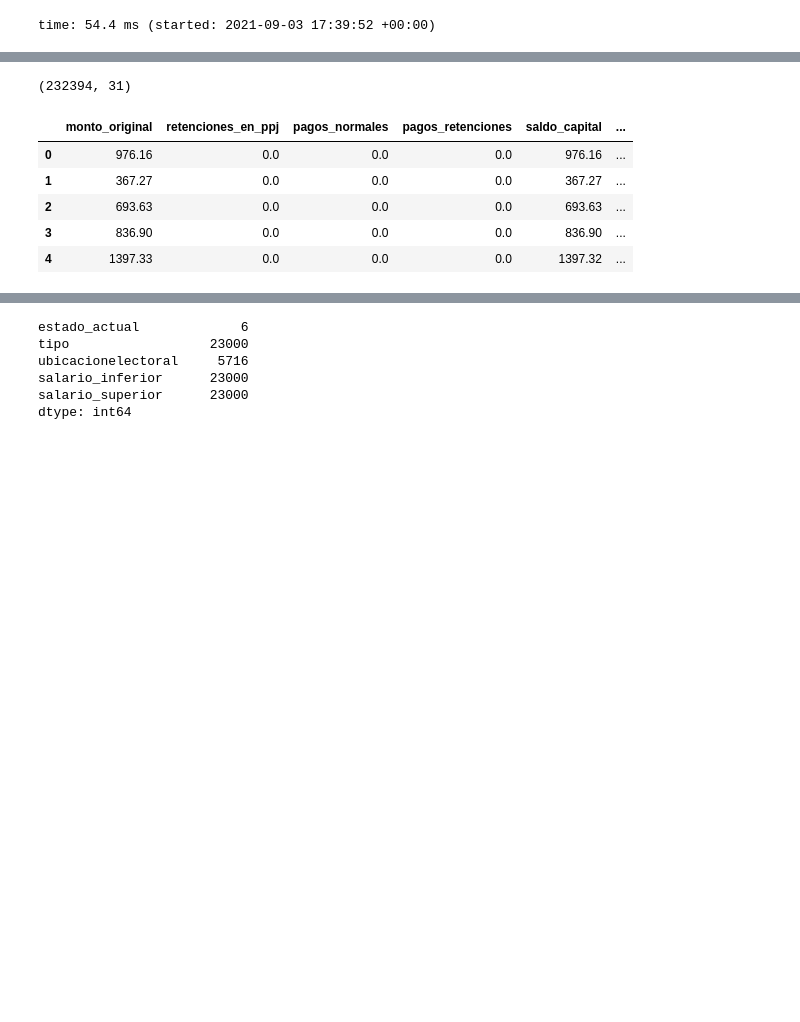
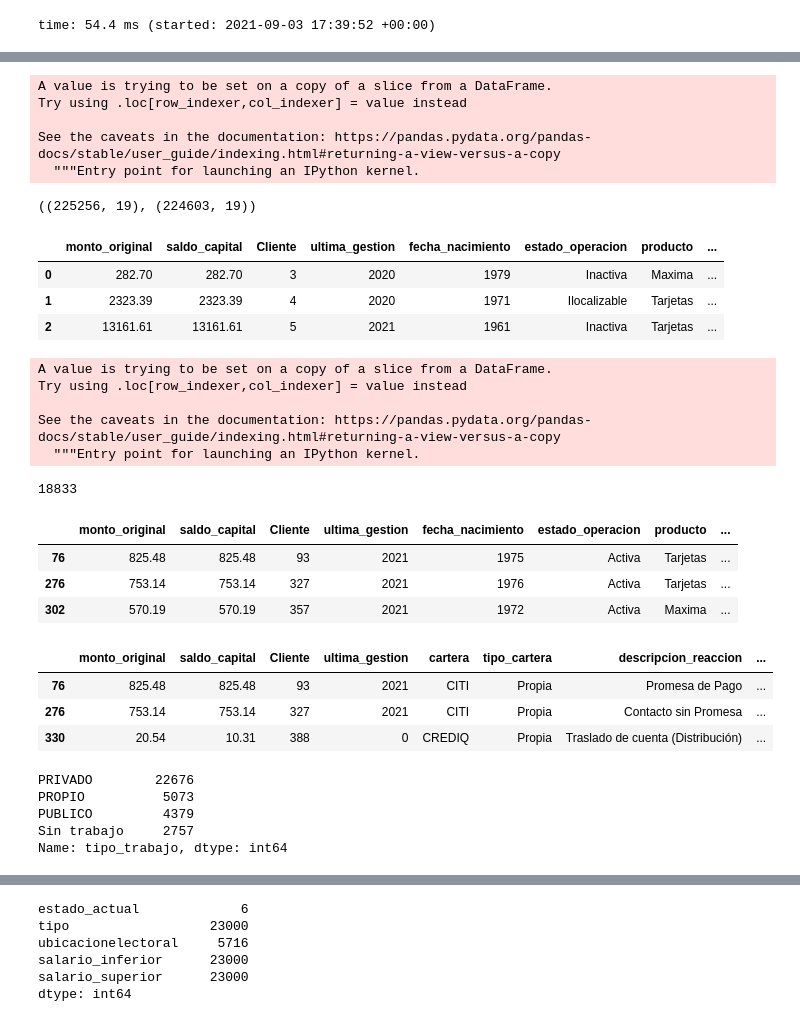
Before and after one commit to JoseDiego101/IMMUNE, a Jupyter notebook: capstone.ipynb, the cells around one changed output, grey strips where cells are left out. Drawn from its saved outputs; the diff is of its cells as text; code cells hidden in the pictures; blank space fills up the shorter version.

```diff
--- a/capstone.ipynb
+++ b/capstone.ipynb
@@ -398,0 +358,5 @@ time: 36 ms (started: 2021-09-03 17:37:55 +00:00)
+# %%
+## object variable
+df_object = df2[['estado_operacion', 'producto', 'cartera', 'tipo_cartera',
+       'descripcion_reaccion', 'fecha_ultima_pago', 'lugar_trabajo', 'salario',
+       'tipo_trabajo', 'lugar_nacimiento', 'genero', 'ubicacion_electoral']]
@@ -399,3 +390,3 @@ time: 36 ms (started: 2021-09-03 17:37:55 +00:00)
 # %%
-df_object['segundo_periodo_salario'] = df_object['segundo_periodo_salario'].apply(lambda x: re.findall(r'\d+', str(x)))
+df_object['salario'] = df_object['salario'].apply(lambda x: re.findall(r'\d+', str(x)))
 # %% [output]
@@ -408,3 +398,3 @@ See the caveats in the documentation: https://pandas.pydata.org/pandas-docs/stab
 # %%
-df_object[['salario_inferior','salario_superior']] = pd.DataFrame(df_object['segundo_periodo_salario'].tolist(), index= df_object.index)
+df_object[['salario_inferior','salario_superior']] = pd.DataFrame(df_object['salario'].tolist(), index= df_object.index)
 # %% [output]
@@ -511,13 +485,31 @@ time: 60 ms (started: 2021-09-03 17:40:24 +00:00)
+# %%
+df_4['edad'] = 2021 - df_4['fecha_nacimiento']
+# %% [output]
+A value is trying to be set on a copy of a slice from a DataFrame.
+Try using .loc[row_indexer,col_indexer] = value instead
+
+See the caveats in the documentation: https://pandas.pydata.org/pandas-docs/stable/user_guide/indexing.html#returning-a-view-versus-a-copy
+  """Entry point for launching an IPython kernel.
 # %%
-df_3.shape
+df_3.shape, df_4.shape
 # %% [output]
-(232394, 31)
+((225256, 19), (224603, 19))
 # %%
-df_4.head(5)
+df_4.head(3)
 # %% [output]
-|  | monto_original | retenciones_en_ppj | pagos_normales | pagos_retenciones | saldo_capital | ... |
-| 0 | 976.16 | 0.0 | 0.0 | 0.0 | 976.16 | ... |
-| 1 | 367.27 | 0.0 | 0.0 | 0.0 | 367.27 | ... |
-| 2 | 693.63 | 0.0 | 0.0 | 0.0 | 693.63 | ... |
-| 3 | 836.90 | 0.0 | 0.0 | 0.0 | 836.90 | ... |
-| 4 | 1397.33 | 0.0 | 0.0 | 0.0 | 1397.32 | ... |
+|  | monto_original | saldo_capital | Cliente | ultima_gestion | fecha_nacimiento | estado_operacion | producto | ... |
+| 0 | 282.70 | 282.70 | 3 | 2020 | 1979 | Inactiva | Maxima | ... |
+| 1 | 2323.39 | 2323.39 | 4 | 2020 | 1971 | Ilocalizable | Tarjetas | ... |
+| 2 | 13161.61 | 13161.61 | 5 | 2021 | 1961 | Inactiva | Tarjetas | ... |
+# %%
+df_4['Recuperable'] = df_4['estado_operacion'].map(lambda x: 'Si' if x == 'Activa' or x == 'Cancelada' else 'No')
+# %% [output]
+A value is trying to be set on a copy of a slice from a DataFrame.
+Try using .loc[row_indexer,col_indexer] = value instead
+
+See the caveats in the documentation: https://pandas.pydata.org/pandas-docs/stable/user_guide/indexing.html#returning-a-view-versus-a-copy
+  """Entry point for launching an IPython kernel.
+# %%
+df_4['Recuperable'].value_counts().values[1]
+# %% [output]
+18833
@@ -523,0 +523,7 @@ df_4.head(5)
+# %%
+df_7.head(3)
+# %% [output]
+|  | monto_original | saldo_capital | Cliente | ultima_gestion | fecha_nacimiento | estado_operacion | producto | ... |
+| 76 | 825.48 | 825.48 | 93 | 2021 | 1975 | Activa | Tarjetas | ... |
+| 276 | 753.14 | 753.14 | 327 | 2021 | 1976 | Activa | Tarjetas | ... |
+| 302 | 570.19 | 570.19 | 357 | 2021 | 1972 | Activa | Maxima | ... |
@@ -523,0 +534,15 @@ df_4.head(5)
+# %%
+df_9.head(3)
+# %% [output]
+|  | monto_original | saldo_capital | Cliente | ultima_gestion | cartera | tipo_cartera | descripcion_reaccion | ... |
+| 76 | 825.48 | 825.48 | 93 | 2021 | CITI | Propia | Promesa de Pago | ... |
+| 276 | 753.14 | 753.14 | 327 | 2021 | CITI | Propia | Contacto sin Promesa | ... |
+| 330 | 20.54 | 10.31 | 388 | 0 | CREDIQ | Propia | Traslado de cuenta (Distribución) | ... |
+# %%
+df_9['tipo_trabajo'].value_counts()
+# %% [output]
+PRIVADO        22676
+PROPIO          5073
+PUBLICO         4379
+Sin trabajo     2757
+Name: tipo_trabajo, dtype: int64
```
Also changed, not shown: parts of 48 cells of this notebook.
